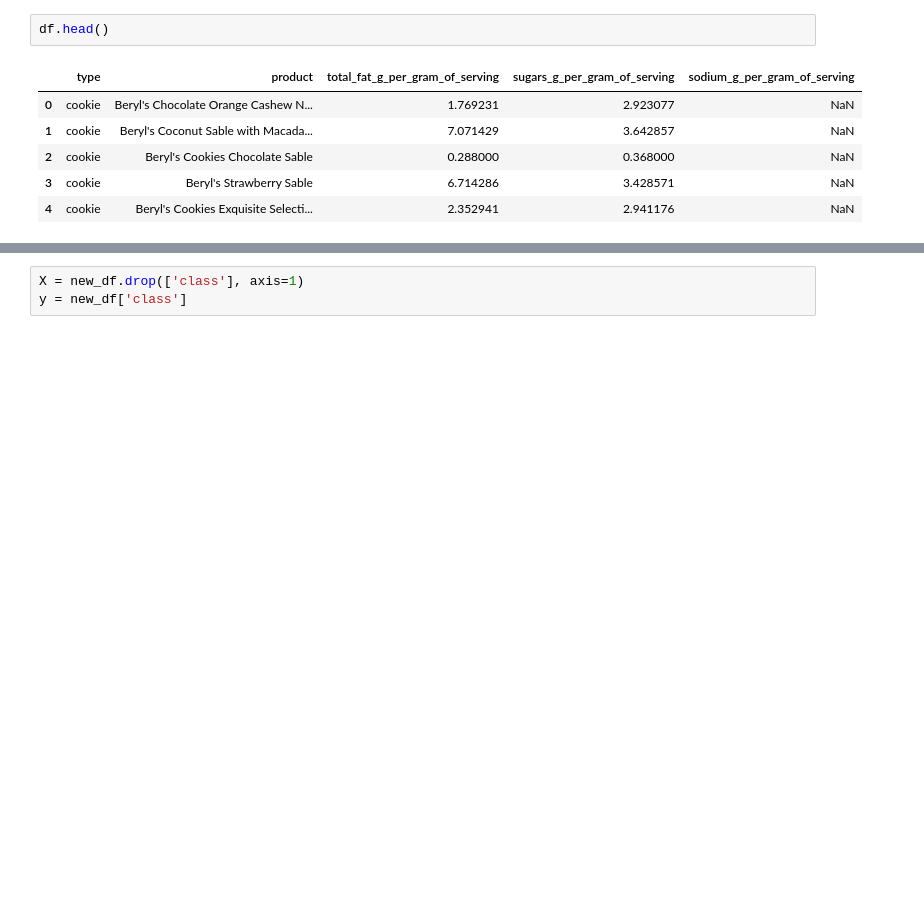
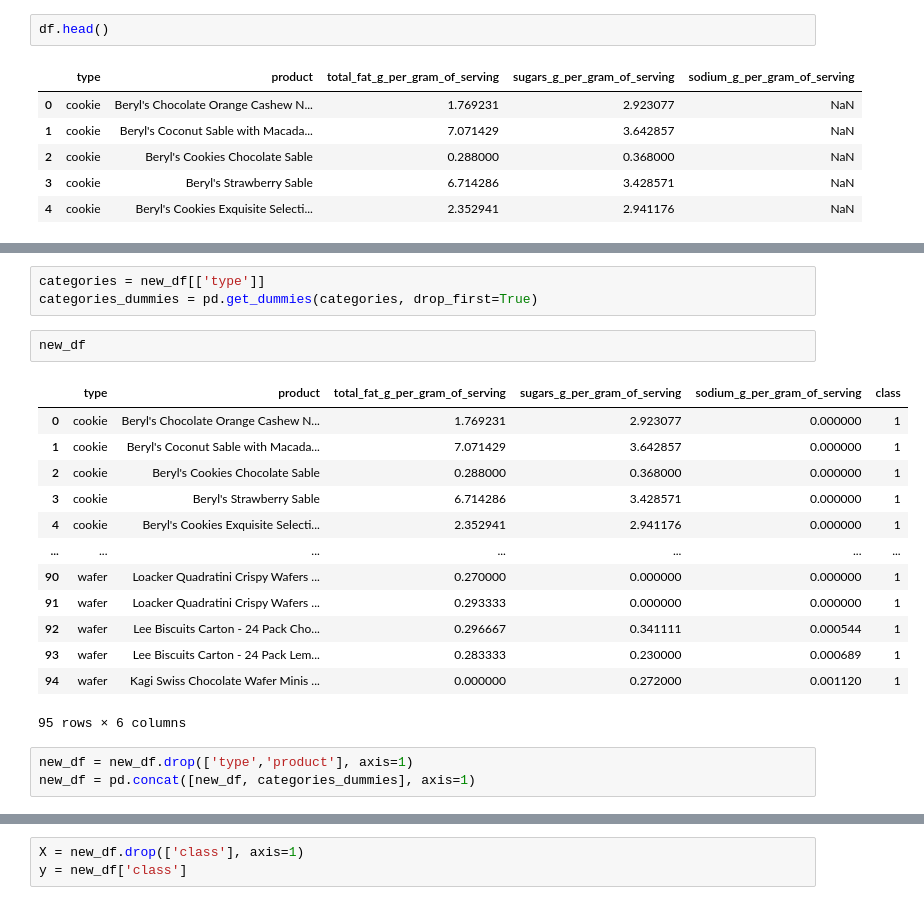
Before and after one commit to MrKiasu/GA_DSI39_Project_4, a Jupyter notebook: code/02_modelling_lc_test.ipynb, the cells around one changed output, grey strips where cells are left out. Cells and saved outputs as stored; diff of their text form; blank space fills up the shorter version.

```diff
--- a/code/02_modelling_lc_test.ipynb
+++ b/code/02_modelling_lc_test.ipynb
@@ -80,3 +117,25 @@ new_df = pd.DataFrame(imputer.fit_transform(new_df),columns = new_df.columns)
+# %%
+categories = new_df[['type']]
+categories_dummies = pd.get_dummies(categories, drop_first=True)
+# %%
+new_df
+# %% [output]
+|  | type | product | total_fat_g_per_gram_of_serving | sugars_g_per_gram_of_serving | sodium_g_per_gram_of_serving | class |
+| 0 | cookie | Beryl's Chocolate Orange Cashew N... | 1.769231 | 2.923077 | 0.000000 | 1 |
+| 1 | cookie | Beryl's Coconut Sable with Macada... | 7.071429 | 3.642857 | 0.000000 | 1 |
+| 2 | cookie | Beryl's Cookies Chocolate Sable | 0.288000 | 0.368000 | 0.000000 | 1 |
+| 3 | cookie | Beryl's Strawberry Sable | 6.714286 | 3.428571 | 0.000000 | 1 |
+| 4 | cookie | Beryl's Cookies Exquisite Selecti... | 2.352941 | 2.941176 | 0.000000 | 1 |
+| ... | ... | ... | ... | ... | ... | ... |
+| 90 | wafer | Loacker Quadratini Crispy Wafers ... | 0.270000 | 0.000000 | 0.000000 | 1 |
+| 91 | wafer | Loacker Quadratini Crispy Wafers ... | 0.293333 | 0.000000 | 0.000000 | 1 |
+| 92 | wafer | Lee Biscuits Carton - 24 Pack Cho... | 0.296667 | 0.341111 | 0.000544 | 1 |
+| 93 | wafer | Lee Biscuits Carton - 24 Pack Lem... | 0.283333 | 0.230000 | 0.000689 | 1 |
+| 94 | wafer | Kagi Swiss Chocolate Wafer Minis ... | 0.000000 | 0.272000 | 0.001120 | 1 |
+95 rows × 6 columns
+# %%
+new_df = new_df.drop(['type','product'], axis=1)
+new_df = pd.concat([new_df, categories_dummies], axis=1)
 # %%
 new_df.head()
 # %% [output]
```
Also changed, not shown: parts of 17 cells of this notebook.
